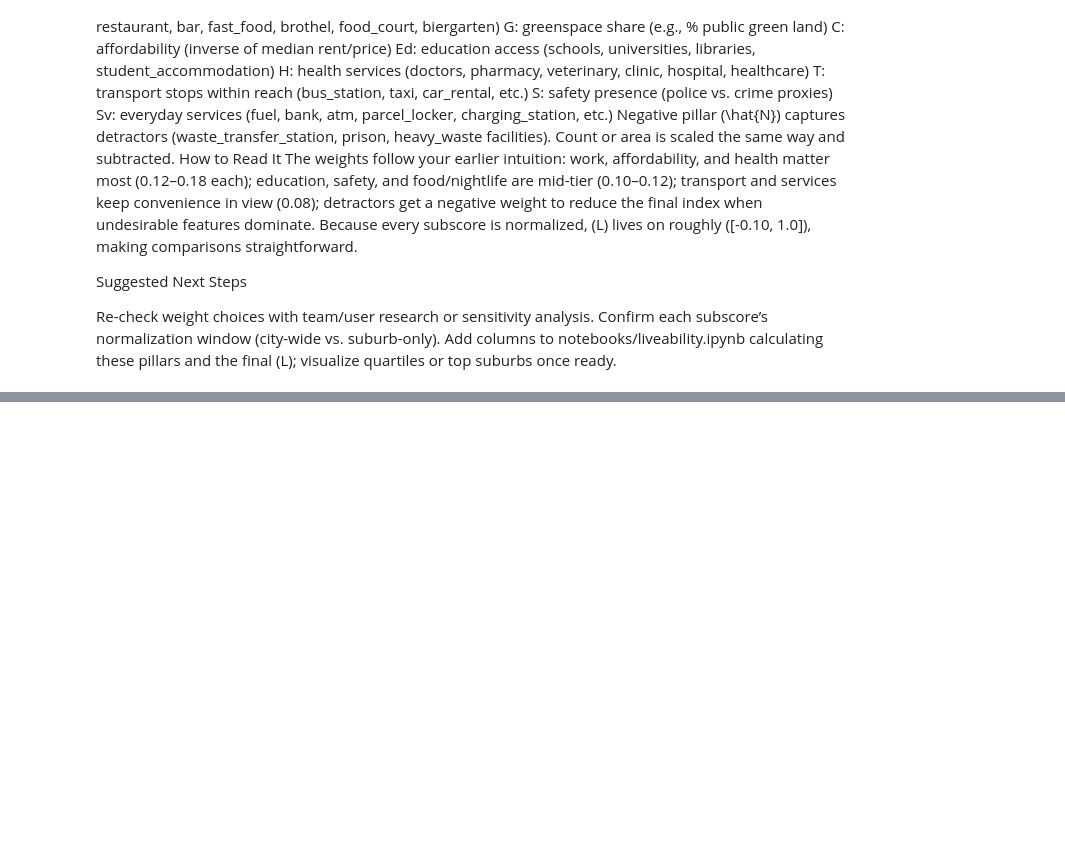
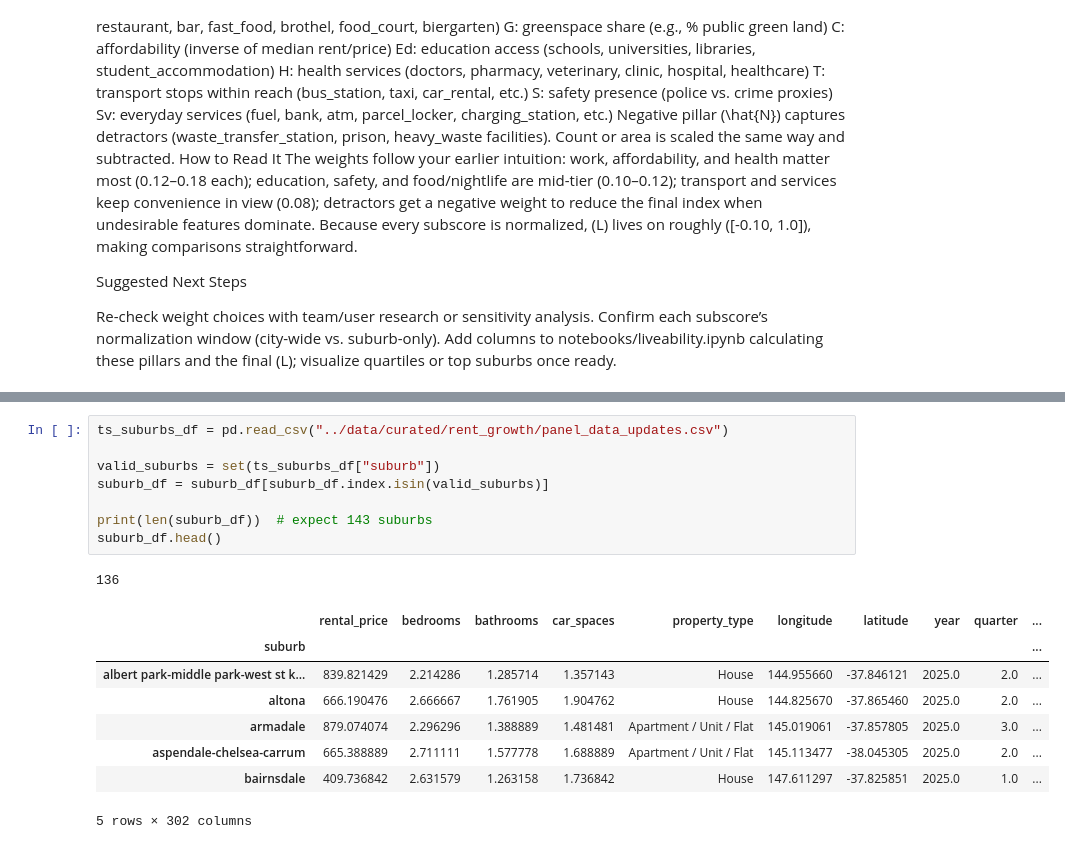
Before and after one commit to jackshee/real-estate-industry-project-public-version, a Jupyter notebook: notebooks/liveability.ipynb, the cells around one changed output, grey strips where cells are left out. Drawn from its saved outputs; the diff is of its cells as text; blank space fills up the shorter version.

```diff
--- a/notebooks/liveability.ipynb
+++ b/notebooks/liveability.ipynb
@@ -39,0 +435,18 @@ Add columns to notebooks/liveability.ipynb calculating these pillars and the fin
+# %%
+ts_suburbs_df = pd.read_csv("../data/curated/rent_growth/panel_data_updates.csv")
+
+valid_suburbs = set(ts_suburbs_df["suburb"])
+suburb_df = suburb_df[suburb_df.index.isin(valid_suburbs)]
+
+print(len(suburb_df))  # expect 143 suburbs
+suburb_df.head()
+# %% [output]
+136
+|  | rental_price | bedrooms | bathrooms | car_spaces | property_type | longitude | latitude | year | quarter | ... |
+| suburb |  |  |  |  |  |  |  |  |  | ... |
+| albert park-middle park-west st k... | 839.821429 | 2.214286 | 1.285714 | 1.357143 | House | 144.955660 | -37.846121 | 2025.0 | 2.0 | ... |
+| altona | 666.190476 | 2.666667 | 1.761905 | 1.904762 | House | 144.825670 | -37.865460 | 2025.0 | 2.0 | ... |
+| armadale | 879.074074 | 2.296296 | 1.388889 | 1.481481 | Apartment / Unit / Flat | 145.019061 | -37.857805 | 2025.0 | 3.0 | ... |
+| aspendale-chelsea-carrum | 665.388889 | 2.711111 | 1.577778 | 1.688889 | Apartment / Unit / Flat | 145.113477 | -38.045305 | 2025.0 | 2.0 | ... |
+| bairnsdale | 409.736842 | 2.631579 | 1.263158 | 1.736842 | House | 147.611297 | -37.825851 | 2025.0 | 1.0 | ... |
+5 rows × 302 columns
```
Also changed, not shown: parts of 8 cells of this notebook, 4 other files.
